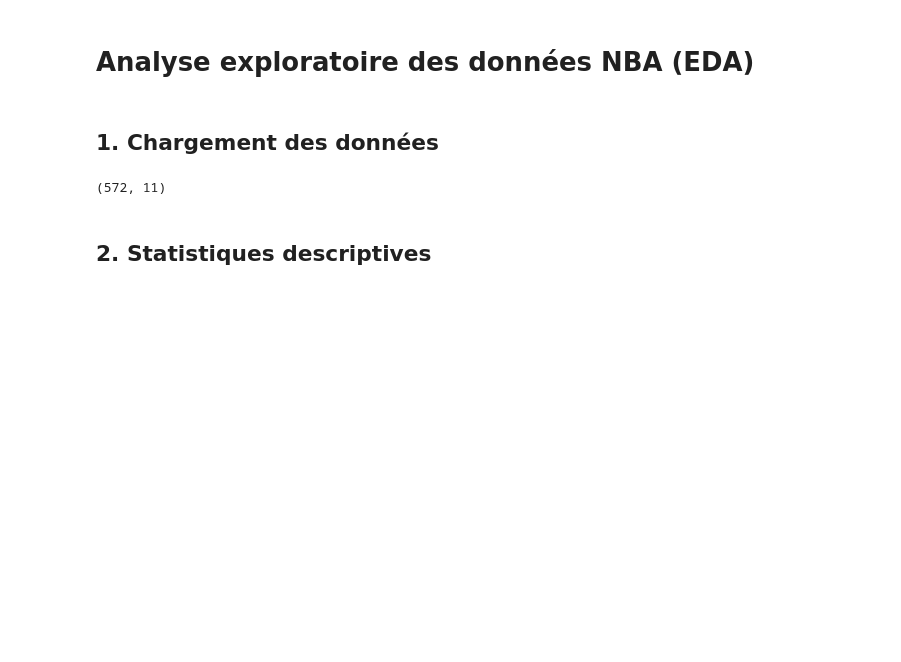
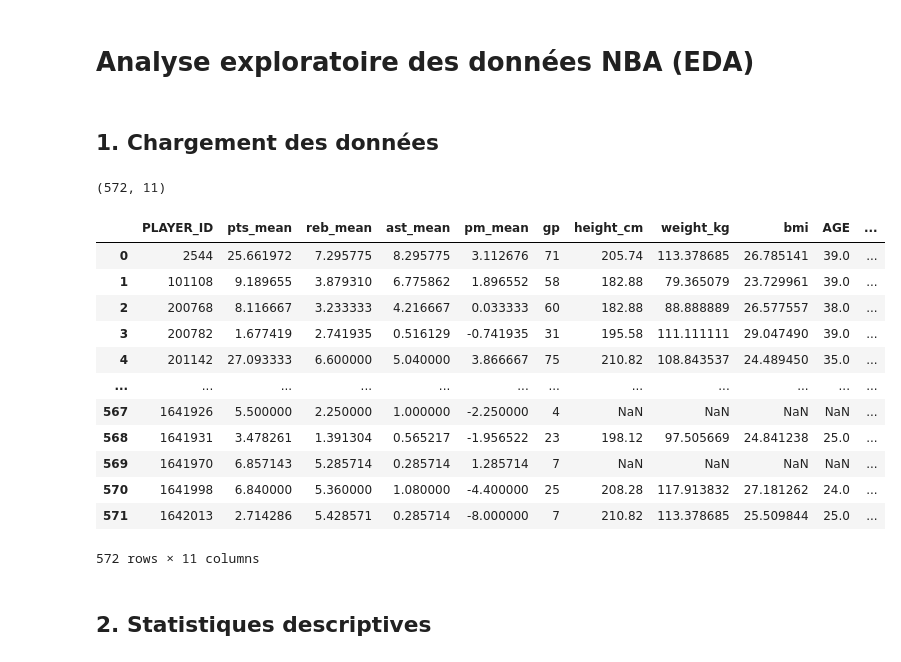
Before and after one commit to othmanedq/ml-project, a Jupyter notebook: nba_rating/notebooks/eda.ipynb, the cells around one changed output. Saved outputs shown, nothing was run; the diff lists cells and outputs as text; code cells hidden in the pictures; blank space fills up the shorter version.

```diff
--- a/nba_rating/notebooks/eda.ipynb
+++ b/nba_rating/notebooks/eda.ipynb
@@ -23,6 +23,22 @@ df["avail"] = df["gp"] / 82
 df.shape
 # %% [output]
 (572, 11)
+# %%
+df
+# %% [output]
+|  | PLAYER_ID | pts_mean | reb_mean | ast_mean | pm_mean | gp | height_cm | weight_kg | bmi | AGE | ... |
+| 0 | 2544 | 25.661972 | 7.295775 | 8.295775 | 3.112676 | 71 | 205.74 | 113.378685 | 26.785141 | 39.0 | ... |
+| 1 | 101108 | 9.189655 | 3.879310 | 6.775862 | 1.896552 | 58 | 182.88 | 79.365079 | 23.729961 | 39.0 | ... |
+| 2 | 200768 | 8.116667 | 3.233333 | 4.216667 | 0.033333 | 60 | 182.88 | 88.888889 | 26.577557 | 38.0 | ... |
+| 3 | 200782 | 1.677419 | 2.741935 | 0.516129 | -0.741935 | 31 | 195.58 | 111.111111 | 29.047490 | 39.0 | ... |
+| 4 | 201142 | 27.093333 | 6.600000 | 5.040000 | 3.866667 | 75 | 210.82 | 108.843537 | 24.489450 | 35.0 | ... |
+| ... | ... | ... | ... | ... | ... | ... | ... | ... | ... | ... | ... |
+| 567 | 1641926 | 5.500000 | 2.250000 | 1.000000 | -2.250000 | 4 | NaN | NaN | NaN | NaN | ... |
+| 568 | 1641931 | 3.478261 | 1.391304 | 0.565217 | -1.956522 | 23 | 198.12 | 97.505669 | 24.841238 | 25.0 | ... |
+| 569 | 1641970 | 6.857143 | 5.285714 | 0.285714 | 1.285714 | 7 | NaN | NaN | NaN | NaN | ... |
+| 570 | 1641998 | 6.840000 | 5.360000 | 1.080000 | -4.400000 | 25 | 208.28 | 117.913832 | 27.181262 | 24.0 | ... |
+| 571 | 1642013 | 2.714286 | 5.428571 | 0.285714 | -8.000000 | 7 | 210.82 | 113.378685 | 25.509844 | 25.0 | ... |
+572 rows × 11 columns
 # %% [markdown]
 ## 2. Statistiques descriptives
 # %%
```
